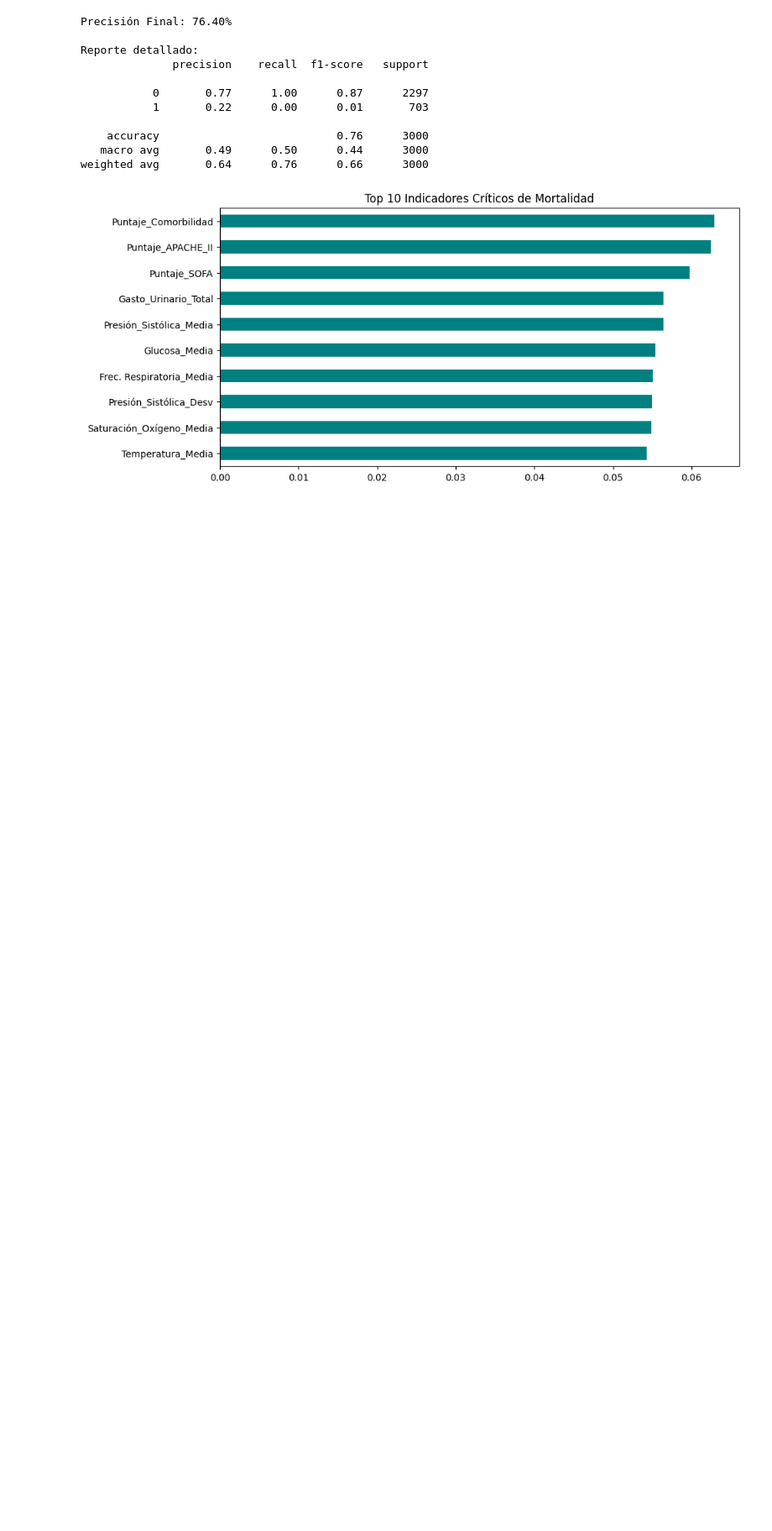
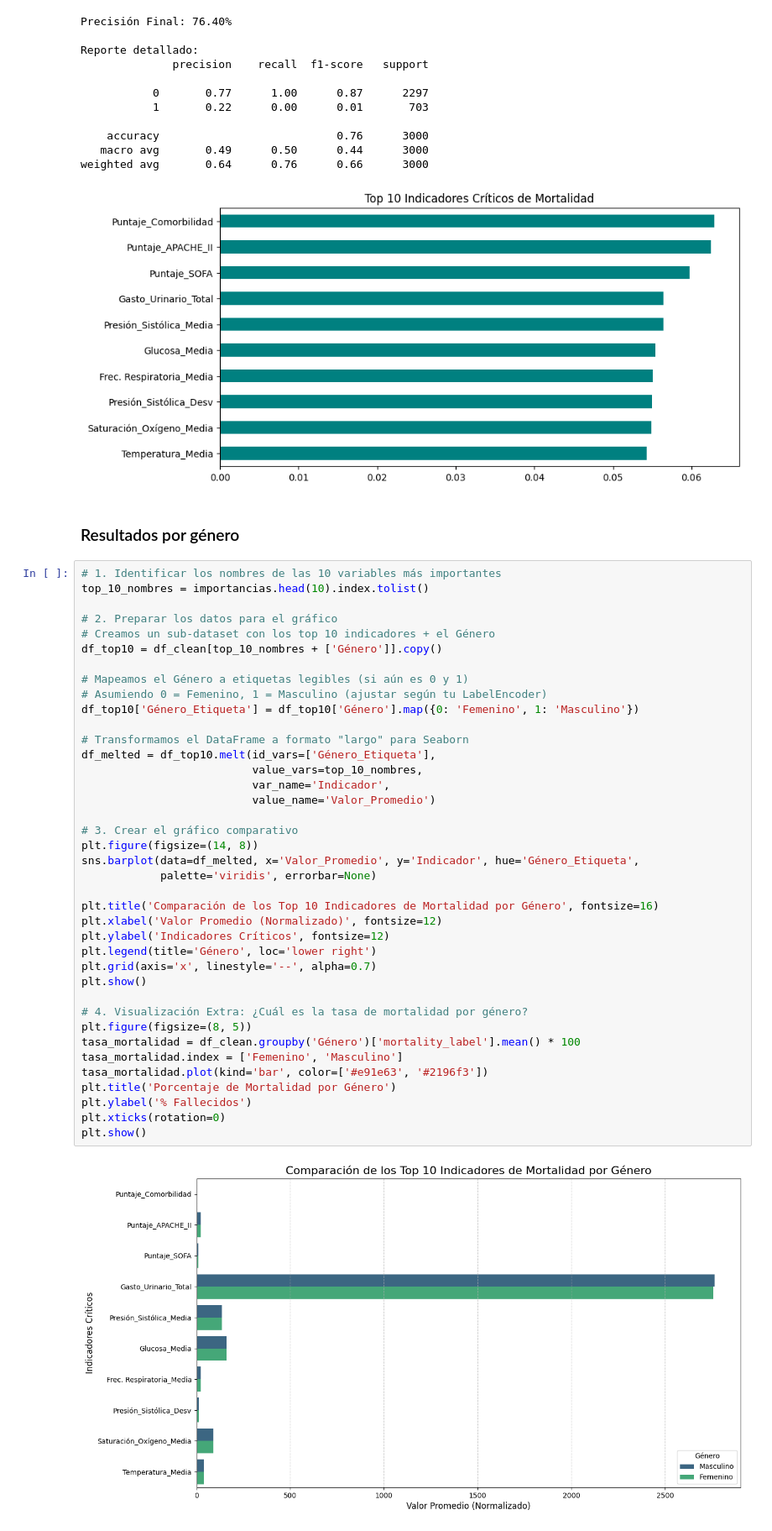
Before and after one commit to jcsp1687/uide-tratamientodatos-ej3, a Jupyter notebook: ejerciciopractico3-uide-td.ipynb, the cells around one changed output. Shown at 84% size. Drawn from its saved outputs; the diff is of its cells as text; blank space fills up the shorter version.

```diff
--- a/ejerciciopractico3-uide-td.ipynb
+++ b/ejerciciopractico3-uide-td.ipynb
@@ -186,3 +203,46 @@ Reporte detallado:
    macro avg       0.49      0.50      0.44      3000
 weighted avg       0.64      0.76      0.66      3000
 [figure]
+# %% [markdown]
+### Resultados por género
+# %%
+# 1. Identificar los nombres de las 10 variables más importantes
+top_10_nombres = importancias.head(10).index.tolist()
+
+# 2. Preparar los datos para el gráfico
+# Creamos un sub-dataset con los top 10 indicadores + el Género
+df_top10 = df_clean[top_10_nombres + ['Género']].copy()
+
+# Mapeamos el Género a etiquetas legibles (si aún es 0 y 1)
+# Asumiendo 0 = Femenino, 1 = Masculino (ajustar según tu LabelEncoder)
+df_top10['Género_Etiqueta'] = df_top10['Género'].map({0: 'Femenino', 1: 'Masculino'})
+
+# Transformamos el DataFrame a formato "largo" para Seaborn
+df_melted = df_top10.melt(id_vars=['Género_Etiqueta'],
+                          value_vars=top_10_nombres,
+                          var_name='Indicador',
+                          value_name='Valor_Promedio')
+
+# 3. Crear el gráfico comparativo
+plt.figure(figsize=(14, 8))
+sns.barplot(data=df_melted, x='Valor_Promedio', y='Indicador', hue='Género_Etiqueta',
+            palette='viridis', errorbar=None)
+
+plt.title('Comparación de los Top 10 Indicadores de Mortalidad por Género', fontsize=16)
+plt.xlabel('Valor Promedio (Normalizado)', fontsize=12)
+plt.ylabel('Indicadores Críticos', fontsize=12)
+plt.legend(title='Género', loc='lower right')
+plt.grid(axis='x', linestyle='--', alpha=0.7)
+plt.show()
+
+# 4. Visualización Extra: ¿Cuál es la tasa de mortalidad por género?
+plt.figure(figsize=(8, 5))
+tasa_mortalidad = df_clean.groupby('Género')['mortality_label'].mean() * 100
+tasa_mortalidad.index = ['Femenino', 'Masculino']
+tasa_mortalidad.plot(kind='bar', color=['#e91e63', '#2196f3'])
+plt.title('Porcentaje de Mortalidad por Género')
+plt.ylabel('% Fallecidos')
+plt.xticks(rotation=0)
+plt.show()
+# %% [output]
+[figure, added]
```
Also changed, not shown: parts of 9 cells of this notebook, 1 other file.
